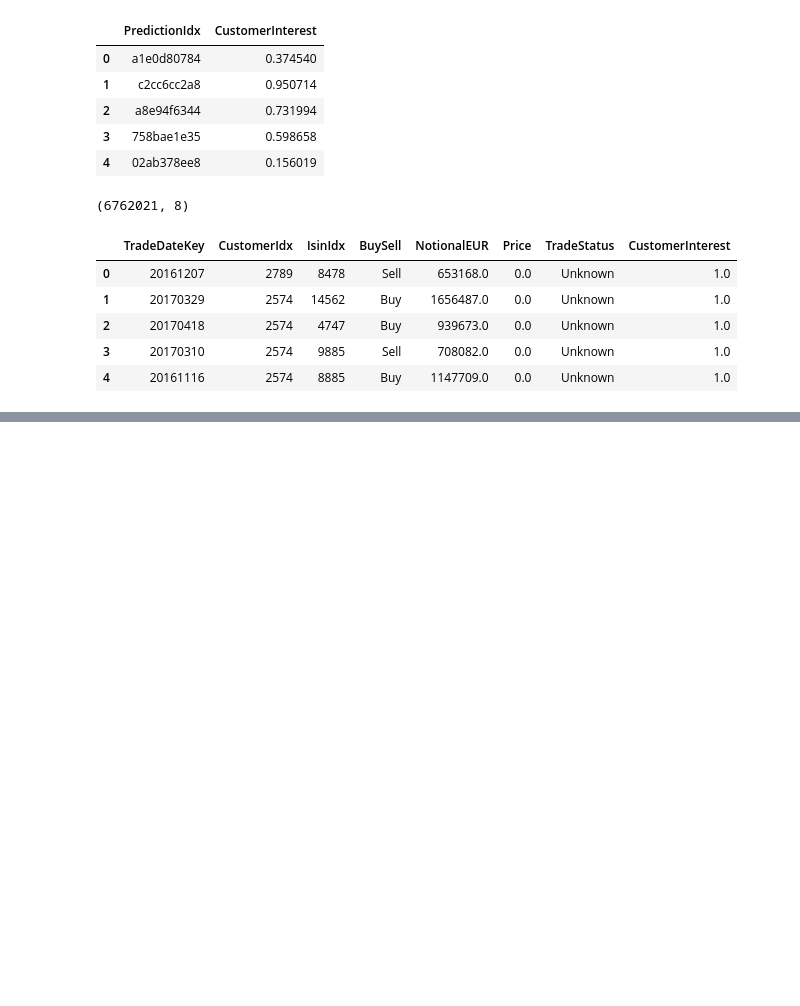
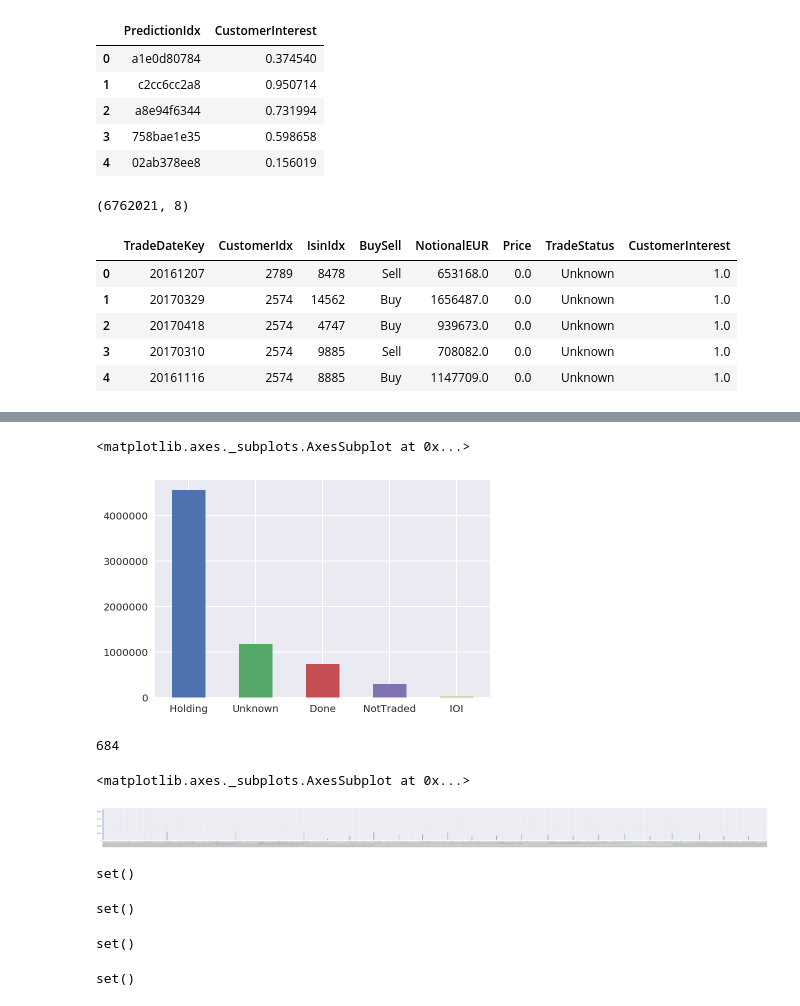
Before and after one commit to Robert-Aduviri/DSG-2018-Qualifiers, a Jupyter notebook: notebooks/robert/RA-01-EDA.ipynb, the cells around one changed output, grey strips where cells are left out. Saved outputs shown, nothing was run; the diff lists cells and outputs as text; code cells hidden in the pictures; blank space fills up the shorter version.

Commit message:
Check activity

```diff
--- a/notebooks/robert/RA-01-EDA.ipynb
+++ b/notebooks/robert/RA-01-EDA.ipynb
@@ -108,0 +114,35 @@ trade.head()
+# %%
+trade.TradeStatus.value_counts().plot.bar(rot=0)
+# %% [output]
+<matplotlib.axes._subplots.AxesSubplot at 0x...>
+[figure, added]
+# %%
+trade.TradeDateKey.nunique()
+# %% [output]
+684
+# %%
+# Activity increases at the end of each month
+trade.TradeDateKey.value_counts().sort_index().plot.bar(figsize=(100,5))
+# %% [output]
+<matplotlib.axes._subplots.AxesSubplot at 0x...>
+[figure, added]
+# %%
+# There is historical information for all customers in test
+set(challenge.CustomerIdx).difference(trade.CustomerIdx)
+# %% [output]
+set()
+# %%
+# There is historical information for all bonds in test
+set(challenge.IsinIdx).difference(trade.IsinIdx)
+# %% [output]
+set()
+# %%
+# There is metadata for all customers in test
+set(trade.CustomerIdx).difference(customer.CustomerIdx)
+# %% [output]
+set()
+# %%
+# There is metadata for all bonds in test
+set(trade.IsinIdx).difference(isin.IsinIdx)
+# %% [output]
+set()
```
Also changed, not shown: parts of 1 cell of this notebook, 2 other files.
